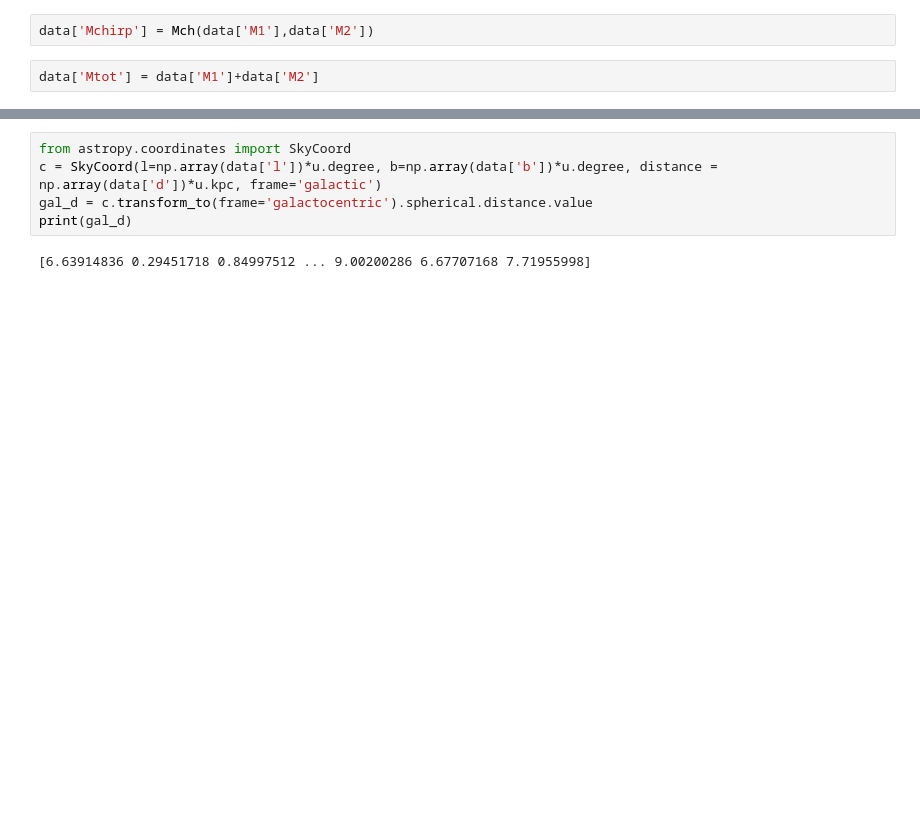
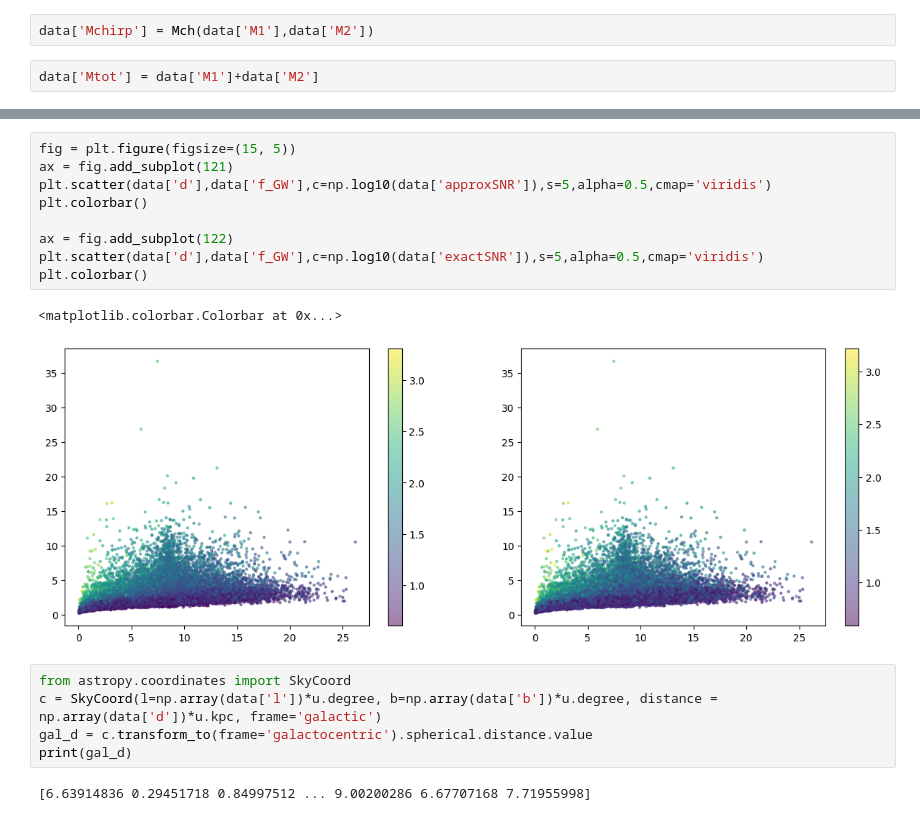
Before and after one commit to nelemans/LISA_GB_population, a Jupyter notebook: LISA_community_day_populations.ipynb, the cells around one changed output, grey strips where cells are left out. Saved outputs shown, nothing was run; the diff lists cells and outputs as text; blank space fills up the shorter version.

```diff
--- a/LISA_community_day_populations.ipynb
+++ b/LISA_community_day_populations.ipynb
@@ -363,3 +365,15 @@ $[-35.328,~1.03346,~1.57891,~\dots,~136.293,~-8.77634,~25.4323]\mathrm{{}^{\circ
+# %%
+fig = plt.figure(figsize=(15, 5))
+ax = fig.add_subplot(121)
+plt.scatter(data['d'],data['f_GW'],c=np.log10(data['approxSNR']),s=5,alpha=0.5,cmap='viridis')
+plt.colorbar()
+
+ax = fig.add_subplot(122)
+plt.scatter(data['d'],data['f_GW'],c=np.log10(data['exactSNR']),s=5,alpha=0.5,cmap='viridis')
+plt.colorbar()
+# %% [output]
+<matplotlib.colorbar.Colorbar at 0x...>
+[figure, added]
 # %%
 from astropy.coordinates import SkyCoord
 c = SkyCoord(l=np.array(data['l'])*u.degree, b=np.array(data['b'])*u.degree, distance = np.array(data['d'])*u.kpc, frame='galactic')
```
Also changed, not shown: parts of 4 cells of this notebook.
